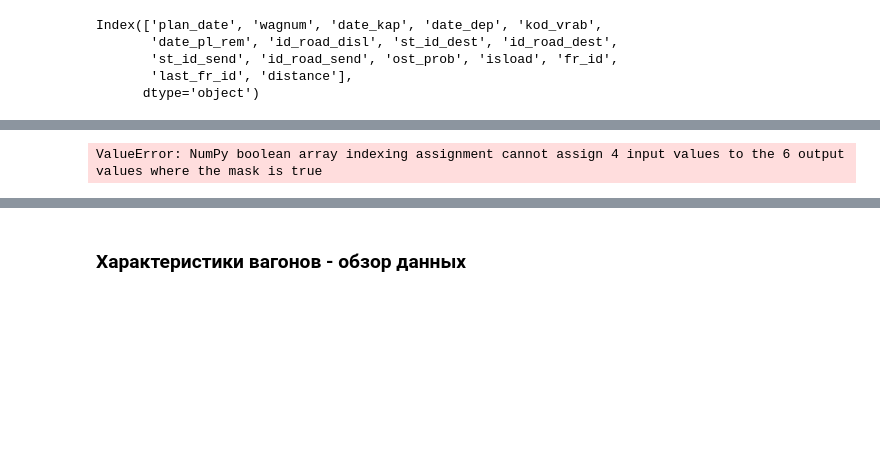
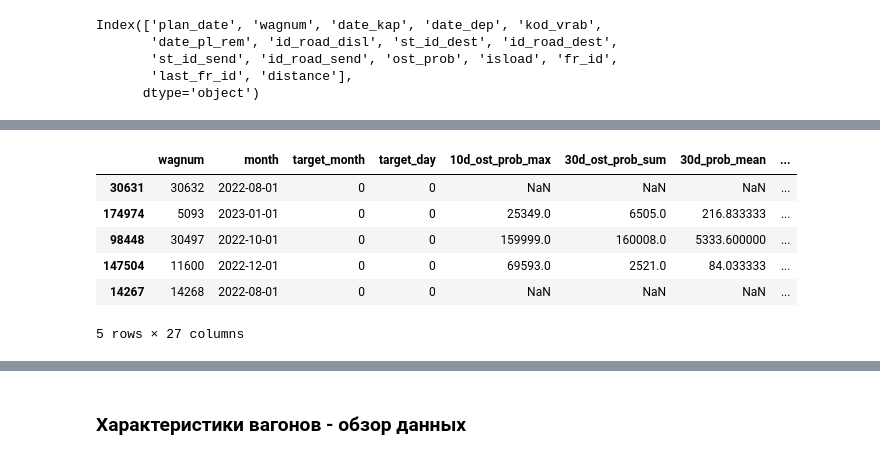
Before and after one commit to Kirill2187/datawagon, a Jupyter notebook: data_preparing/ownership_dislok_params.ipynb, the cells around one changed output, grey strips where cells are left out. Saved outputs shown, nothing was run; the diff lists cells and outputs as text; code cells hidden in the pictures; blank space fills up the shorter version.

```diff
--- a/data_preparing/ownership_dislok_params.ipynb
+++ b/data_preparing/ownership_dislok_params.ipynb
@@ -74,7 +86,7 @@ dtype: object
 from itertools import product
 
 intervals = [pd.DateOffset(days=10), pd.DateOffset(days=30), pd.DateOffset(days=90)]
-functions = {"isload": ['mean']}
+functions = {"isload": ['mean'], "ost_prob": ['min', 'max']}
 take_last_cols = ['date_kap', 'date_dep', 'kod_vrab', 'date_pl_rem', 'days_to_pl_rem', 'last_rem_date', 'days_from_last_rem', 'ost_prob']
 rolling_cols = set()
 
@@ -85,3 +97,16 @@ for wagnum, table in tqdm(wagnum_subtables.items()):
             for func in func_list:
                 table[f"{interval.days}d_{col}_{func}"] = getattr(table[col].rolling(interval.days), func)(engine='numba')
                 rolling_cols.add(f"{interval.days}d_{col}_{func}")
+
+for wagnum, table in tqdm(wagnum_subtables.items()):
+    table['10d_ost_prob_sum'] = table['10d_ost_prob_max'] - table['10d_ost_prob_min']
+    table['30d_ost_prob_sum'] = table['30d_ost_prob_max'] - table['30d_ost_prob_min']
+    table['90d_ost_prob_sum'] = table['90d_ost_prob_max'] - table['90d_ost_prob_min']
+    table['10d_prob_mean'] = table['10d_ost_prob_sum'] / 10
+    table['30d_prob_mean'] = table['30d_ost_prob_sum'] / 30
+    table['90d_prob_mean'] = table['90d_ost_prob_sum'] / 90
+
+for newcol in ['10d_prob_mean', '30d_prob_mean', '90d_prob_mean', '10d_ost_prob_sum', '30d_ost_prob_sum', '90d_ost_prob_sum']:
+    rolling_cols.add(newcol)
+
+columns_to_add = list(rolling_cols) + take_last_cols
@@ -88,11 +147,18 @@ for wagnum, table in tqdm(wagnum_subtables.items()):
 # %%
 target_df.sort_values(by=['month', 'wagnum'], inplace=True)
 
-cols = take_last_cols + list(rolling_cols)
+data = pd.concat([wagnum_subtables[wagnum] for wagnum in tqdm(wagnum_subtables.keys())])
+data = data[columns_to_add + ['wagnum', 'plan_date']]
+data.rename({'plan_date': 'month'}, axis=1, inplace=True)
+target_df_new = target_df.merge(data, on=['month', 'wagnum'], how='left')
 
-for wagnum in tqdm(wagnum_subtables.keys()):
-    dates = target_df[target_df['wagnum'] == wagnum]['month']
-    table = wagnum_subtables[wagnum]
-    target_df.loc[target_df['wagnum'] == wagnum, cols] = table[table['plan_date'].isin(dates)][cols].values
+
+target_df_new.sample(5)
 # %% [output]
+|  | wagnum | month | target_month | target_day | 10d_ost_prob_max | 30d_ost_prob_sum | 30d_prob_mean | ... |
+| 30631 | 30632 | 2022-08-01 | 0 | 0 | NaN | NaN | NaN | ... |
+| 174974 | 5093 | 2023-01-01 | 0 | 0 | 25349.0 | 6505.0 | 216.833333 | ... |
+| 98448 | 30497 | 2022-10-01 | 0 | 0 | 159999.0 | 160008.0 | 5333.600000 | ... |
+| 147504 | 11600 | 2022-12-01 | 0 | 0 | 69593.0 | 2521.0 | 84.033333 | ... |
+| 14267 | 14268 | 2022-08-01 | 0 | 0 | NaN | NaN | NaN | ... |
-ValueError: NumPy boolean array indexing assignment cannot assign 4 input values to the 6 output values where the mask is true
+5 rows × 27 columns
```
Also changed, not shown: parts of 39 cells of this notebook, 1 other file.
